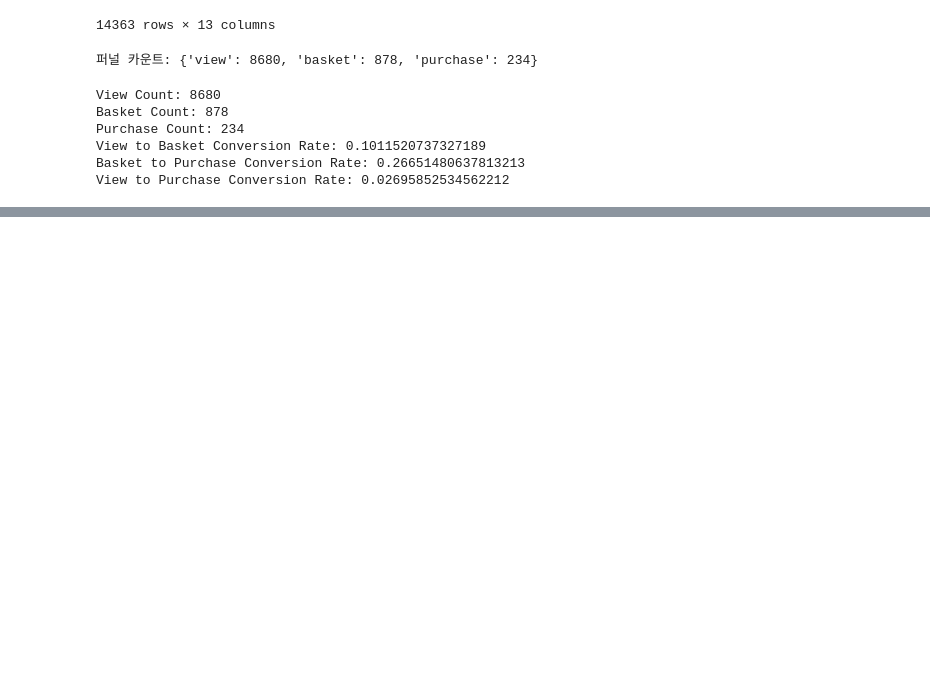
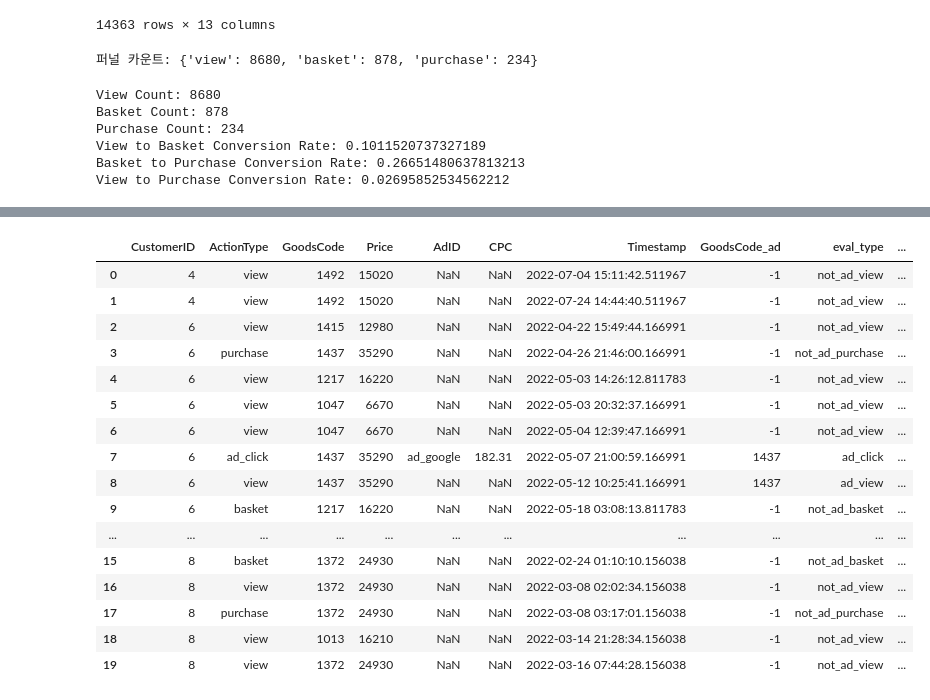
Before and after one commit to kyeob1107/Four-A, a Jupyter notebook: 2nd dataset/khj/cluster_funnel.ipynb, the cells around one changed output, grey strips where cells are left out. Cells and saved outputs as stored; diff of their text form; code cells hidden in the pictures; blank space fills up the shorter version.

```diff
--- a/2nd dataset/khj/cluster_funnel.ipynb
+++ b/2nd dataset/khj/cluster_funnel.ipynb
@@ -910,0 +1444,20 @@ fig.show()
+# %%
+df.head(20)
+# %% [output]
+|  | CustomerID | ActionType | GoodsCode | Price | AdID | CPC | Timestamp | GoodsCode_ad | eval_type | ... |
+| 0 | 4 | view | 1492 | 15020 | NaN | NaN | 2022-07-04 15:11:42.511967 | -1 | not_ad_view | ... |
+| 1 | 4 | view | 1492 | 15020 | NaN | NaN | 2022-07-24 14:44:40.511967 | -1 | not_ad_view | ... |
+| 2 | 6 | view | 1415 | 12980 | NaN | NaN | 2022-04-22 15:49:44.166991 | -1 | not_ad_view | ... |
+| 3 | 6 | purchase | 1437 | 35290 | NaN | NaN | 2022-04-26 21:46:00.166991 | -1 | not_ad_purchase | ... |
+| 4 | 6 | view | 1217 | 16220 | NaN | NaN | 2022-05-03 14:26:12.811783 | -1 | not_ad_view | ... |
+| 5 | 6 | view | 1047 | 6670 | NaN | NaN | 2022-05-03 20:32:37.166991 | -1 | not_ad_view | ... |
+| 6 | 6 | view | 1047 | 6670 | NaN | NaN | 2022-05-04 12:39:47.166991 | -1 | not_ad_view | ... |
+| 7 | 6 | ad_click | 1437 | 35290 | ad_google | 182.31 | 2022-05-07 21:00:59.166991 | 1437 | ad_click | ... |
+| 8 | 6 | view | 1437 | 35290 | NaN | NaN | 2022-05-12 10:25:41.166991 | 1437 | ad_view | ... |
+| 9 | 6 | basket | 1217 | 16220 | NaN | NaN | 2022-05-18 03:08:13.811783 | -1 | not_ad_basket | ... |
+| ... | ... | ... | ... | ... | ... | ... | ... | ... | ... | ... |
+| 15 | 8 | basket | 1372 | 24930 | NaN | NaN | 2022-02-24 01:10:10.156038 | -1 | not_ad_basket | ... |
+| 16 | 8 | view | 1372 | 24930 | NaN | NaN | 2022-03-08 02:02:34.156038 | -1 | not_ad_view | ... |
+| 17 | 8 | purchase | 1372 | 24930 | NaN | NaN | 2022-03-08 03:17:01.156038 | -1 | not_ad_purchase | ... |
+| 18 | 8 | view | 1013 | 16210 | NaN | NaN | 2022-03-14 21:28:34.156038 | -1 | not_ad_view | ... |
+| 19 | 8 | view | 1372 | 24930 | NaN | NaN | 2022-03-16 07:44:28.156038 | -1 | not_ad_view | ... |
```
Also changed, not shown: parts of 42 cells of this notebook.
